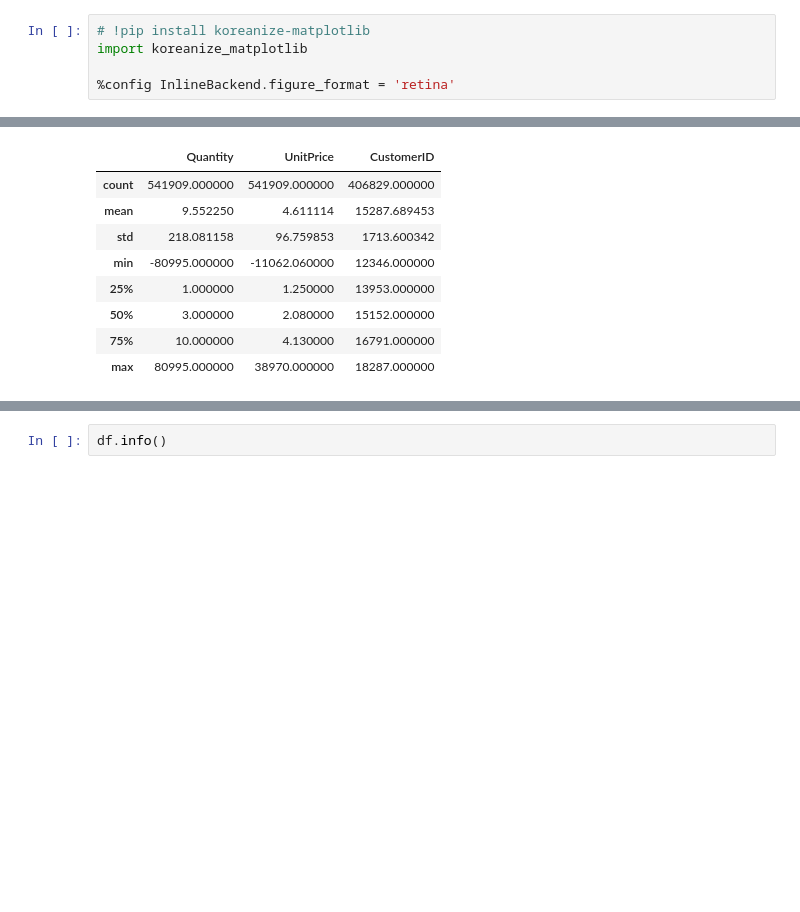
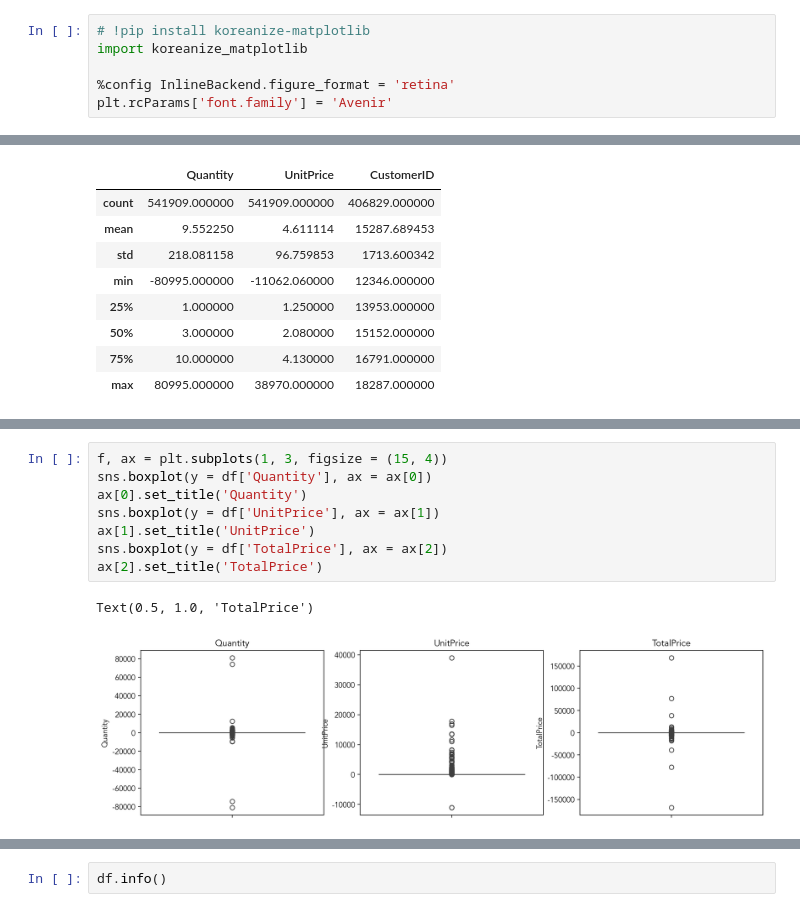
Before and after one commit to gyjong/workplace, a Jupyter notebook: quest_0130/01_online_retail_mission_aiffel.ipynb, the cells around one changed output, grey strips where cells are left out. Saved outputs shown, nothing was run; the diff lists cells and outputs as text; blank space fills up the shorter version.

```diff
--- a/quest_0130/01_online_retail_mission_aiffel.ipynb
+++ b/quest_0130/01_online_retail_mission_aiffel.ipynb
@@ -10,6 +10,7 @@ import seaborn as sns
 import koreanize_matplotlib
 
 %config InlineBackend.figure_format = 'retina'
+plt.rcParams['font.family'] = 'Avenir'
 # %%
 # %pip install pyarrow
 # %pip install fastparquet
@@ -55,0 +69,11 @@ df.head()
+# %%
+f, ax = plt.subplots(1, 3, figsize = (15, 4))
+sns.boxplot(y = df['Quantity'], ax = ax[0])
+ax[0].set_title('Quantity')
+sns.boxplot(y = df['UnitPrice'], ax = ax[1])
+ax[1].set_title('UnitPrice')
+sns.boxplot(y = df['TotalPrice'], ax = ax[2])
+ax[2].set_title('TotalPrice')
+# %% [output]
+Text(0.5, 1.0, 'TotalPrice')
+[figure, added]
```
Also changed, not shown: parts of 9 cells of this notebook.
